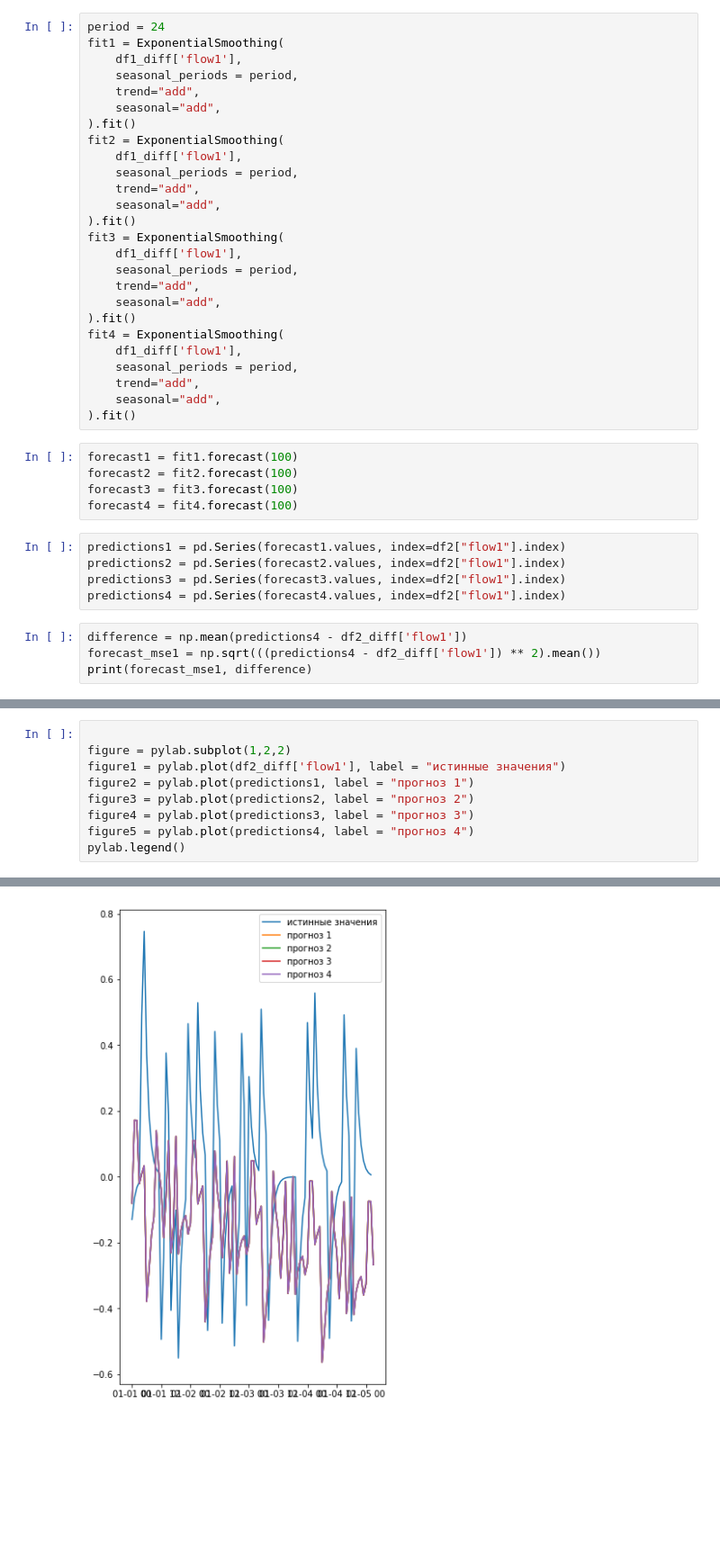
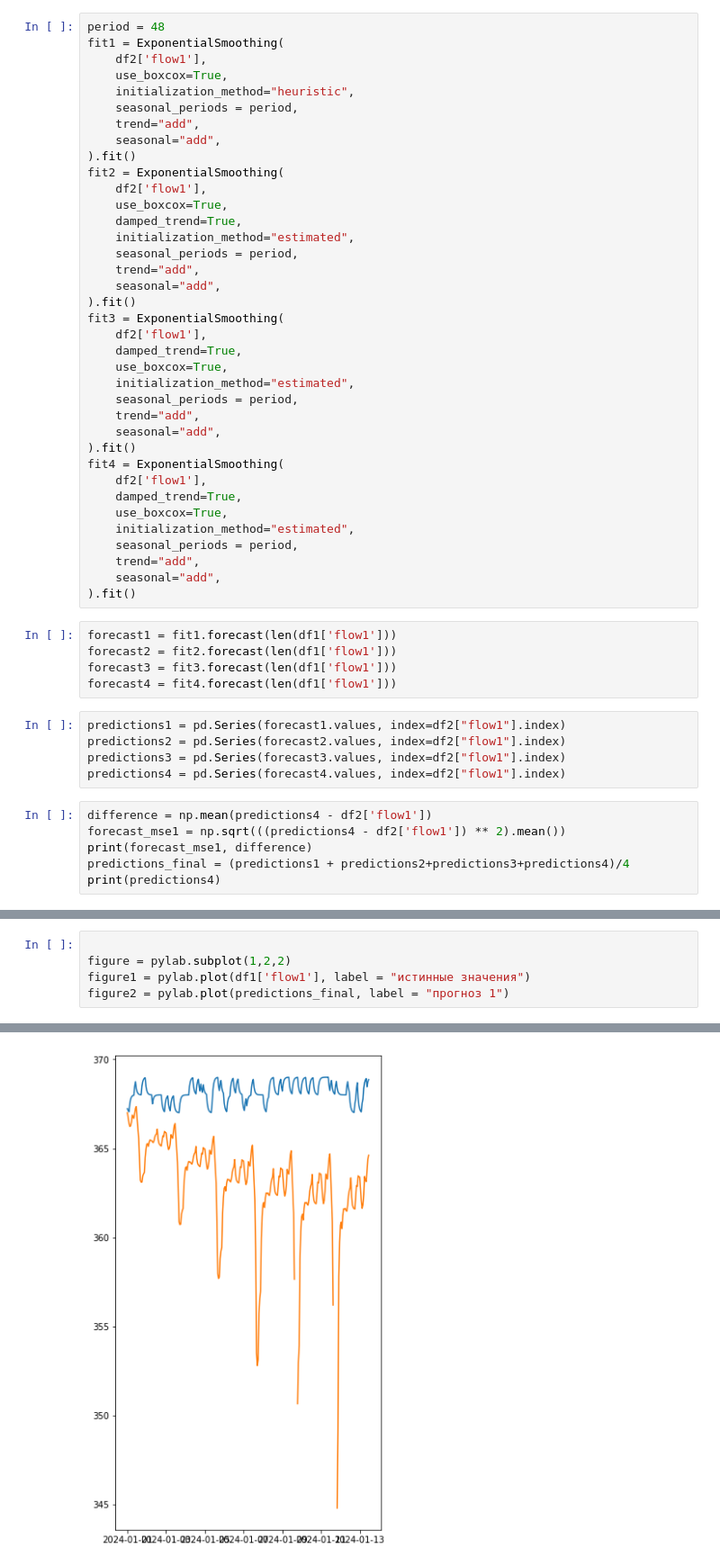
Before and after one commit to A101110/models, a Jupyter notebook: Exponential_pred.ipynb, the cells around one changed output, grey strips where cells are left out. Shown at 90% size. Drawn from its saved outputs; the diff is of its cells as text; blank space fills up the shorter version.

```diff
--- a/Exponential_pred.ipynb
+++ b/Exponential_pred.ipynb
@@ -105,41 +126,54 @@ Number of Observations Used : 98
 # %%
-period = 24
+period = 48
 fit1 = ExponentialSmoothing(
-    df1_diff['flow1'],
+    df2['flow1'],
+    use_boxcox=True,
+    initialization_method="heuristic",
     seasonal_periods = period,
     trend="add",
     seasonal="add",
 ).fit()
 fit2 = ExponentialSmoothing(
-    df1_diff['flow1'],
+    df2['flow1'],
+    use_boxcox=True,
+    damped_trend=True,
+    initialization_method="estimated",
     seasonal_periods = period,
     trend="add",
     seasonal="add",
 ).fit()
 fit3 = ExponentialSmoothing(
-    df1_diff['flow1'],
+    df2['flow1'],
+    damped_trend=True,
+    use_boxcox=True,
+    initialization_method="estimated",
     seasonal_periods = period,
     trend="add",
     seasonal="add",
 ).fit()
 fit4 = ExponentialSmoothing(
-    df1_diff['flow1'],
+    df2['flow1'],
+    damped_trend=True,
+    use_boxcox=True,
+    initialization_method="estimated",
     seasonal_periods = period,
     trend="add",
     seasonal="add",
 ).fit()
 # %%
-forecast1 = fit1.forecast(100)
-forecast2 = fit2.forecast(100)
-forecast3 = fit3.forecast(100)
-forecast4 = fit4.forecast(100)
+forecast1 = fit1.forecast(len(df1['flow1']))
+forecast2 = fit2.forecast(len(df1['flow1']))
+forecast3 = fit3.forecast(len(df1['flow1']))
+forecast4 = fit4.forecast(len(df1['flow1']))
 # %%
 predictions1 = pd.Series(forecast1.values, index=df2["flow1"].index)
 predictions2 = pd.Series(forecast2.values, index=df2["flow1"].index)
 predictions3 = pd.Series(forecast3.values, index=df2["flow1"].index)
 predictions4 = pd.Series(forecast4.values, index=df2["flow1"].index)
 # %%
-difference = np.mean(predictions4 - df2_diff['flow1'])
-forecast_mse1 = np.sqrt(((predictions4 - df2_diff['flow1']) ** 2).mean())
+difference = np.mean(predictions4 - df2['flow1'])
+forecast_mse1 = np.sqrt(((predictions4 - df2['flow1']) ** 2).mean())
 print(forecast_mse1, difference)
+predictions_final = (predictions1 + predictions2+predictions3+predictions4)/4
+print(predictions4)
 # %% [output]
@@ -147,10 +193,6 @@ print(forecast_mse1, difference)
 # %%
 
 figure = pylab.subplot(1,2,2)
-figure1 = pylab.plot(df2_diff['flow1'], label = "истинные значения")
-figure2 = pylab.plot(predictions1, label = "прогноз 1")
-figure3 = pylab.plot(predictions2, label = "прогноз 2")
-figure4 = pylab.plot(predictions3, label = "прогноз 3")
-figure5 = pylab.plot(predictions4, label = "прогноз 4")
-pylab.legend()
+figure1 = pylab.plot(df1['flow1'], label = "истинные значения")
+figure2 = pylab.plot(predictions_final, label = "прогноз 1")
 # %% [output]
@@ -158 +199 @@ pylab.legend()
-[figure, old version]
+[figure, new version]
```
Also changed, not shown: parts of 6 cells of this notebook.
